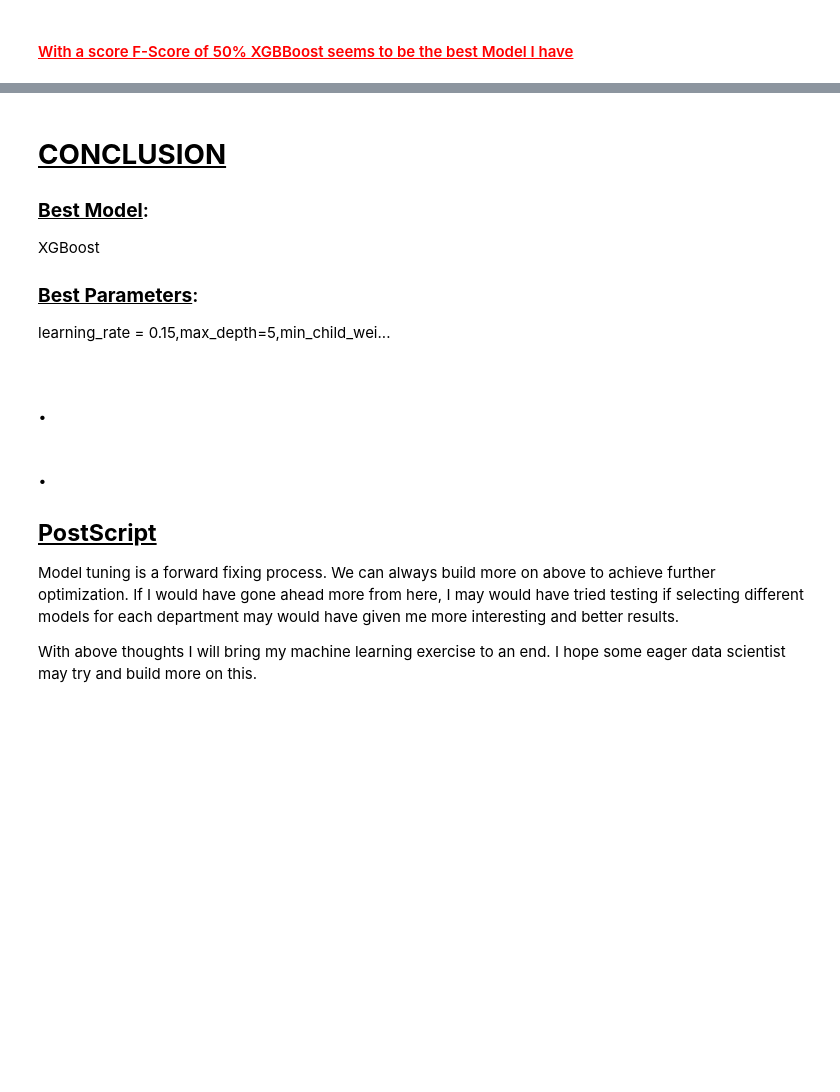
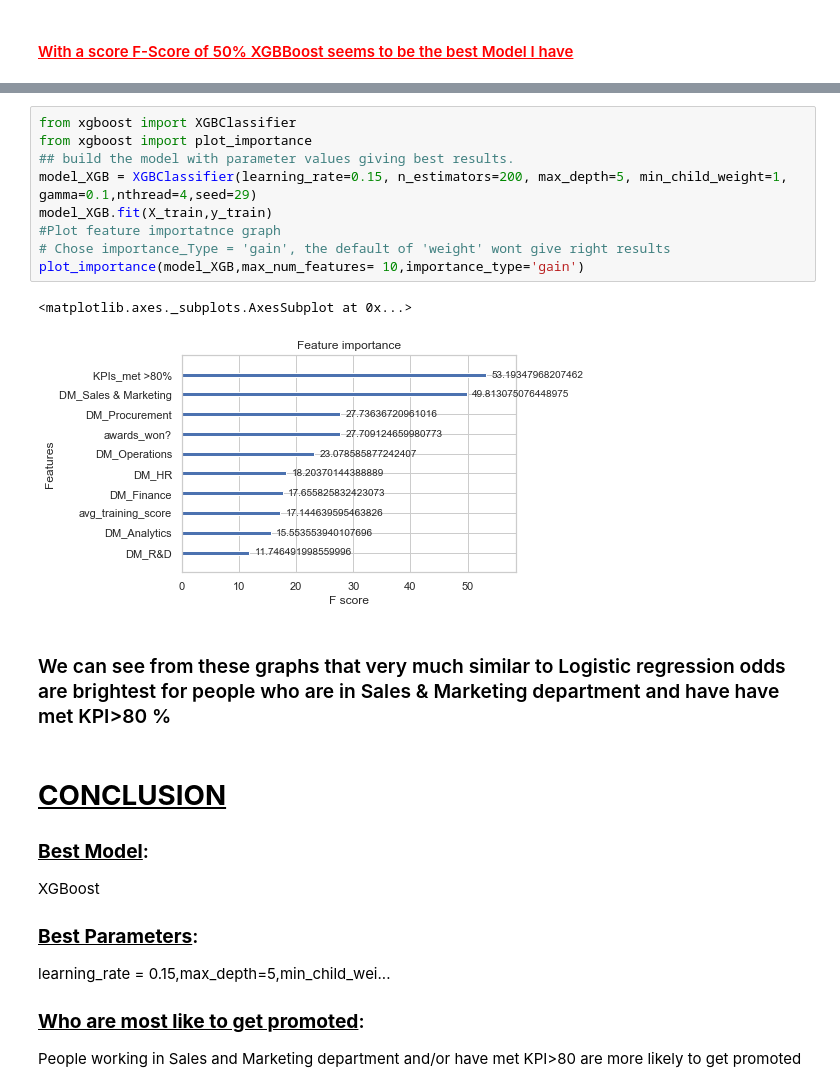
Before and after one commit to nishantsaurabhgit/DataScience, a Jupyter notebook: Hr_Data_Machine_learning.ipynb, the cells around one changed output, grey strips where cells are left out. Cells and saved outputs as stored; diff of their text form; blank space fills up the shorter version.

```diff
--- a/Hr_Data_Machine_learning.ipynb
+++ b/Hr_Data_Machine_learning.ipynb
@@ -644,3 +716,17 @@ df_xgb[(df_xgb['Step'] == b) &(df_xgb['item'] == '1') ]
+# %%
+from xgboost import XGBClassifier
+from xgboost import plot_importance
+## build the model with parameter values giving best results.
+model_XGB = XGBClassifier(learning_rate=0.15, n_estimators=200, max_depth=5, min_child_weight=1, gamma=0.1,nthread=4,seed=29)
+model_XGB.fit(X_train,y_train)
+#Plot feature importatnce graph
+# Chose importance_Type = 'gain', the default of 'weight' wont give right results
+plot_importance(model_XGB,max_num_features= 10,importance_type='gain')
+# %% [output]
+<matplotlib.axes._subplots.AxesSubplot at 0x...>
+[figure, added]
+# %% [markdown]
+### We can see from these graphs that very much similar to Logistic regression odds are brightest for people who are in Sales & Marketing department and have have met KPI>80 %
 # %% [markdown]
 # <u><b>CONCLUSION</u></b>
 
@@ -648,11 +734,5 @@ df_xgb[(df_xgb['Step'] == b) &(df_xgb['item'] == '1') ]
 XGBoost
 ### <u><b>Best Parameters</u></b>:
 learning_rate = 0.15,max_depth=5,min_child_wei...
+### <u><b>Who are most like to get promoted</u></b>:
+People working in Sales and Marketing department and/or have met KPI>80 are more likely to get promoted
-# %% [markdown]
-# .
-# .
-## <u><b>PostScript</u></b>
-
-Model tuning is a forward fixing process. We can always build more on above to achieve further optimization. If I would have gone ahead more from here, I may would have tried testing if selecting different models for each department may would have given me more interesting and better results.
-
-With above thoughts I will bring my machine learning exercise to an end. I hope some eager data scientist may try and build more on this.
```
Also changed, not shown: parts of 18 cells of this notebook, 1 other file.
